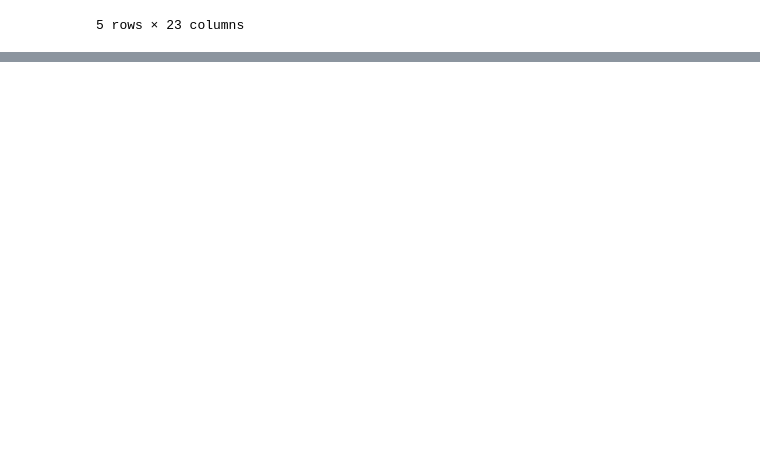
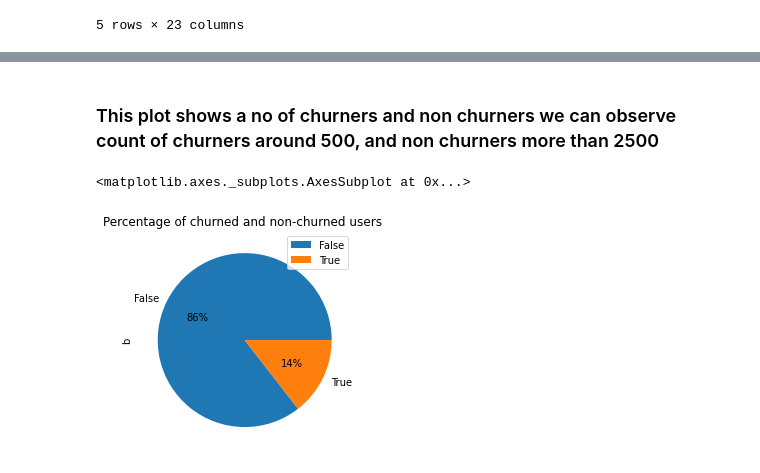
Before and after one commit to MOhitpPatil/Notebook, a Jupyter notebook: Notebook_.ipynb, the cells around one changed output, grey strips where cells are left out. Saved outputs shown, nothing was run; the diff lists cells and outputs as text; code cells hidden in the pictures; blank space fills up the shorter version.

```diff
--- a/Notebook_.ipynb
+++ b/Notebook_.ipynb
@@ -319,0 +336,13 @@ telecom1.tail()
+# %% [markdown]
+### This plot shows a no of churners and non churners we can observe count of churners around 500, and non churners more than 2500
+# %%
+#labels for pie chart
+lab = telecom1["Churn"].value_counts().keys()
+#values for pie chart
+val = telecom1["Churn"].value_counts().values
+list_of_tuples = list(zip(lab, val))# merging 2 list to single list
+per_plot=pd.DataFrame(list_of_tuples,columns=['a','b'])
+per_plot.groupby(['a']).sum().plot(kind='pie', y='b', autopct='%1.0f%%',title='Percentage of churned and non-churned users ')
+# %% [output]
+<matplotlib.axes._subplots.AxesSubplot at 0x...>
+[figure, added]
```
Also changed, not shown: parts of 7 cells of this notebook.
